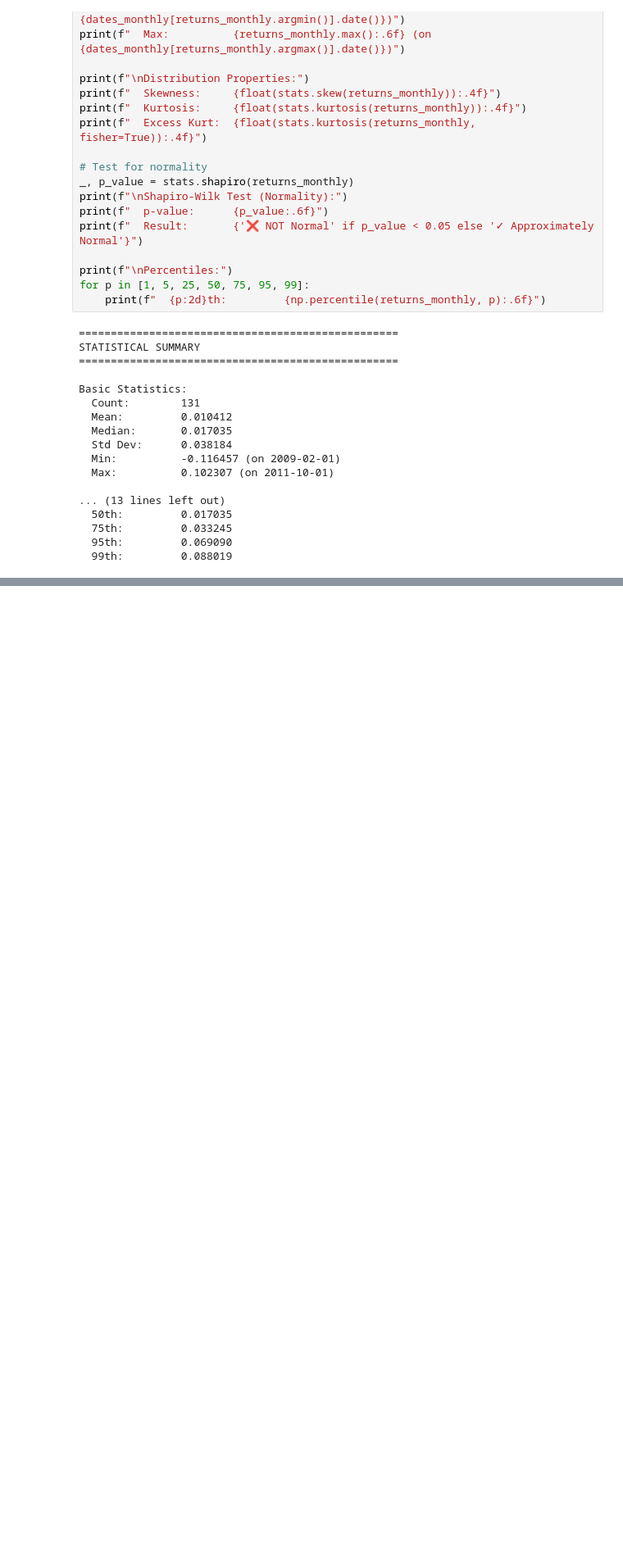
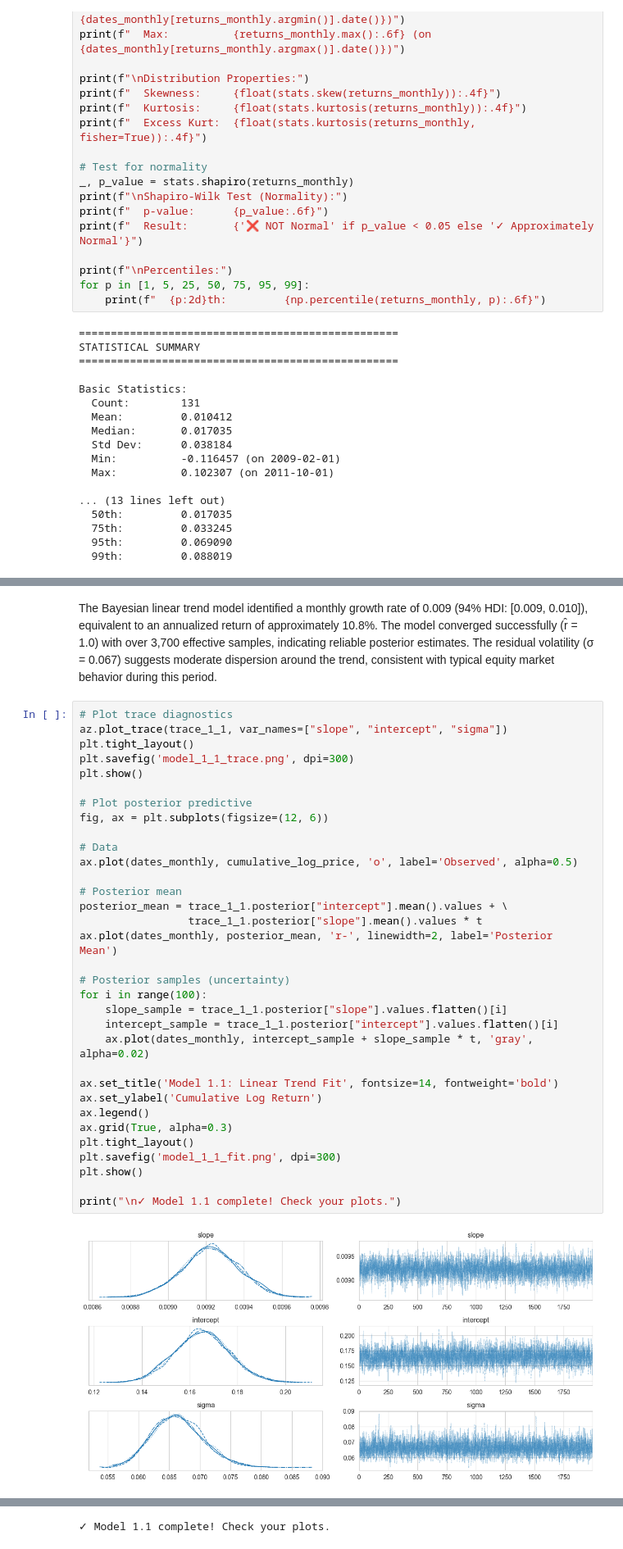
Before and after one commit to niccolo-s/AI_Programming_Project, a Jupyter notebook: code_v1.ipynb, the cells around one changed output, grey strips where cells are left out. Shown at 82% size. Saved outputs shown, nothing was run; the diff lists cells and outputs as text; blank space fills up the shorter version.

```diff
--- a/code_v1.ipynb
+++ b/code_v1.ipynb
@@ -170,0 +219,37 @@ Basic Statistics:
+# %% [markdown]
+The Bayesian linear trend model identified a monthly growth rate of 0.009 (94% HDI: [0.009, 0.010]), equivalent to an annualized return of approximately 10.8%. The model converged successfully (r̂ = 1.0) with over 3,700 effective samples, indicating reliable posterior estimates. The residual volatility (σ = 0.067) suggests moderate dispersion around the trend, consistent with typical equity market behavior during this period.
+# %%
+# Plot trace diagnostics
+az.plot_trace(trace_1_1, var_names=["slope", "intercept", "sigma"])
+plt.tight_layout()
+plt.savefig('model_1_1_trace.png', dpi=300)
+plt.show()
+
+# Plot posterior predictive
+fig, ax = plt.subplots(figsize=(12, 6))
+
+# Data
+ax.plot(dates_monthly, cumulative_log_price, 'o', label='Observed', alpha=0.5)
+
+# Posterior mean
+posterior_mean = trace_1_1.posterior["intercept"].mean().values + \
+                 trace_1_1.posterior["slope"].mean().values * t
+ax.plot(dates_monthly, posterior_mean, 'r-', linewidth=2, label='Posterior Mean')
+
+# Posterior samples (uncertainty)
+for i in range(100):
+    slope_sample = trace_1_1.posterior["slope"].values.flatten()[i]
+    intercept_sample = trace_1_1.posterior["intercept"].values.flatten()[i]
+    ax.plot(dates_monthly, intercept_sample + slope_sample * t, 'gray', alpha=0.02)
+
+ax.set_title('Model 1.1: Linear Trend Fit', fontsize=14, fontweight='bold')
+ax.set_ylabel('Cumulative Log Return')
+ax.legend()
+ax.grid(True, alpha=0.3)
+plt.tight_layout()
+plt.savefig('model_1_1_fit.png', dpi=300)
+plt.show()
+
+print("\n✓ Model 1.1 complete! Check your plots.")
+# %% [output]
+[figure, added]
@@ -170,0 +257 @@ Basic Statistics:
+✓ Model 1.1 complete! Check your plots.
```
Also changed, not shown: parts of 16 cells of this notebook.
